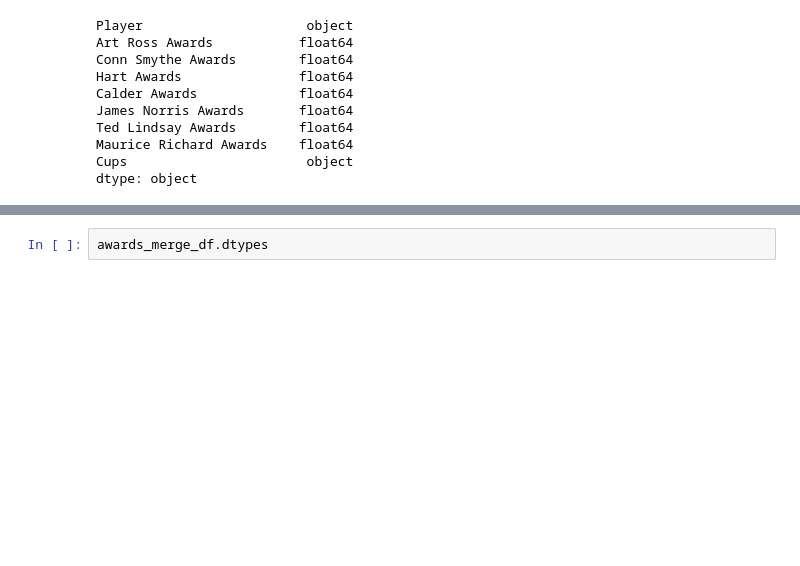
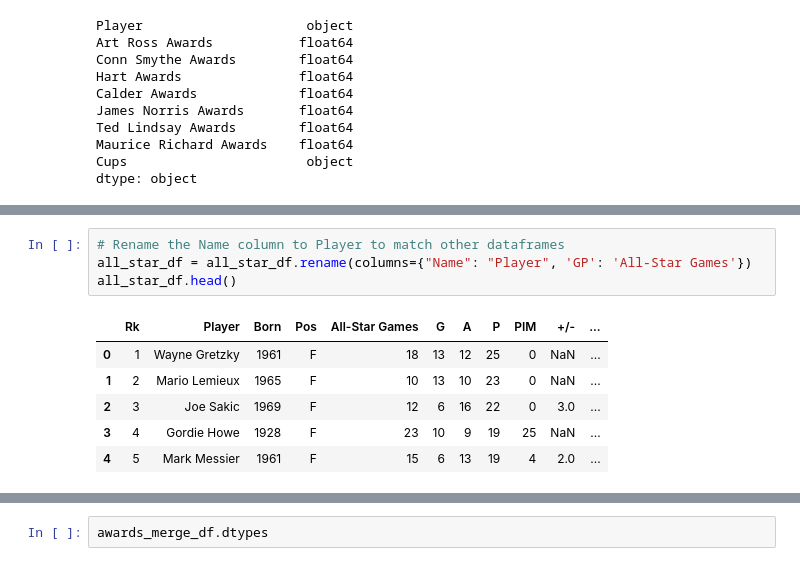
Before and after one commit to potterc22/Final-Project-ML, a Jupyter notebook: Jeff/awards_scrape.ipynb, the cells around one changed output, grey strips where cells are left out. Saved outputs shown, nothing was run; the diff lists cells and outputs as text; blank space fills up the shorter version.

```diff
--- a/Jeff/awards_scrape.ipynb
+++ b/Jeff/awards_scrape.ipynb
@@ -849,0 +931,11 @@ dtype: object
+# %%
+# Rename the Name column to Player to match other dataframes
+all_star_df = all_star_df.rename(columns={"Name": "Player", 'GP': 'All-Star Games'})
+all_star_df.head()
+# %% [output]
+|  | Rk | Player | Born | Pos | All-Star Games | G | A | P | PIM | +/- | ... |
+| 0 | 1 | Wayne Gretzky | 1961 | F | 18 | 13 | 12 | 25 | 0 | NaN | ... |
+| 1 | 2 | Mario Lemieux | 1965 | F | 10 | 13 | 10 | 23 | 0 | NaN | ... |
+| 2 | 3 | Joe Sakic | 1969 | F | 12 | 6 | 16 | 22 | 0 | 3.0 | ... |
+| 3 | 4 | Gordie Howe | 1928 | F | 23 | 10 | 9 | 19 | 25 | NaN | ... |
+| 4 | 5 | Mark Messier | 1961 | F | 15 | 6 | 13 | 19 | 4 | 2.0 | ... |
```
Also changed, not shown: parts of 14 cells of this notebook, 1 other file.
